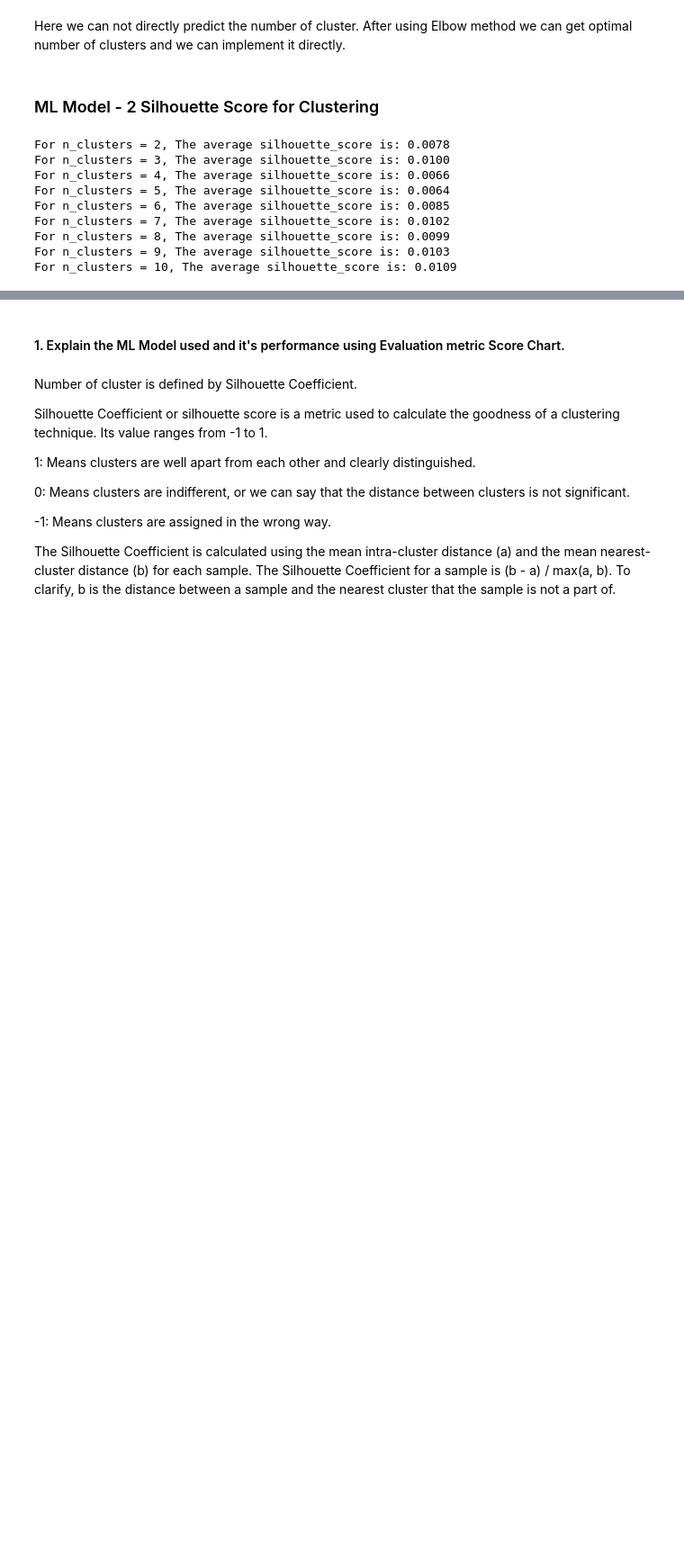
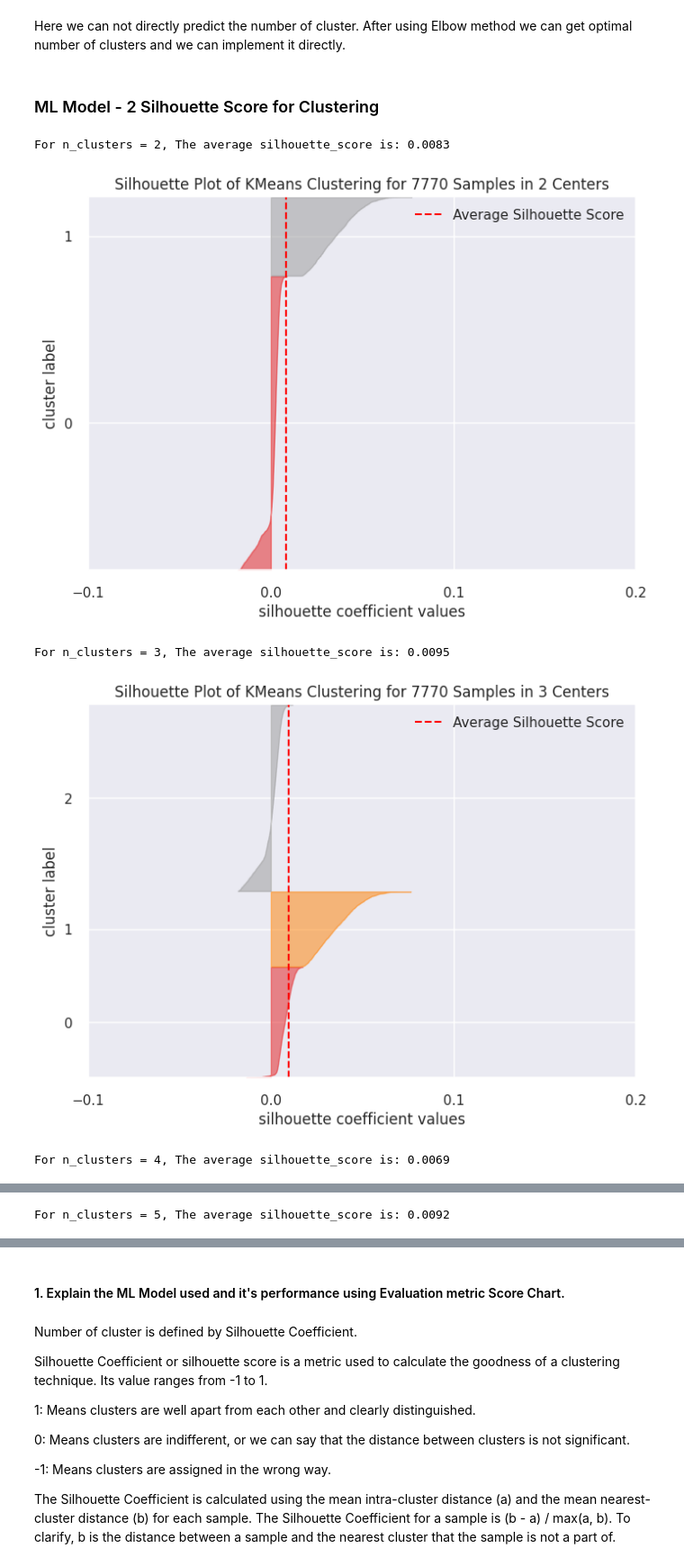
Before and after one commit to vibha-sanghani/Unsupervised-ML--Netflix-Movies-and-TV-Shows-Clustering, a Jupyter notebook: Netflix_Movies_Tv_Shows_(Unsupervised_Clustering).ipynb, the cells around one changed output, grey strips where cells are left out. Shown at 90% size. Saved outputs shown, nothing was run; the diff lists cells and outputs as text; code cells hidden in the pictures; blank space fills up the shorter version.

```diff
--- a/Netflix_Movies_Tv_Shows_(Unsupervised_Clustering).ipynb
+++ b/Netflix_Movies_Tv_Shows_(Unsupervised_Clustering).ipynb
@@ -1411,26 +1409,27 @@ Here we can not directly predict the number of cluster. After using Elbow method
 # %% [markdown]
 ### ML Model - 2 Silhouette Score for Clustering
 # %%
-# ML Model - 3 Implementation
+# ML Model - 2 Implementation
 # Finding optimal number of clusters using the Silhouette Score
-for n_clusters in range(2, 11):
-    km = KMeans(n_clusters=n_clusters, init = 'k-means++',random_state=32)
+for n_clusters in range(2, 15):
+    km = KMeans(n_clusters=n_clusters, init = 'k-means++',random_state=51)
     km.fit(X)
     cluster_labels = km.fit_predict(X)
     centers = km.cluster_centers_
     score = silhouette_score(X, cluster_labels)
     print(f"For n_clusters = {n_clusters}, The average silhouette_score is: {score:.4f}")
 
-# Fit the Algorithm
+    # Generate Silhouette Plots for Each Clusters
+    # Instantiate the clustering model and visualizer
+    Visualizer = SilhouetteVisualizer(km)
 
-# Predict on the model
+    # Fit the training data to the visualizer
+    Visualizer.fit(X)
+    # Visualizer.poof()
+    Visualizer.show()
 # %% [output]
-For n_clusters = 2, The average silhouette_score is: 0.0078
-For n_clusters = 3, The average silhouette_score is: 0.0100
-For n_clusters = 4, The average silhouette_score is: 0.0066
-For n_clusters = 5, The average silhouette_score is: 0.0064
-For n_clusters = 6, The average silhouette_score is: 0.0085
-For n_clusters = 7, The average silhouette_score is: 0.0102
-For n_clusters = 8, The average silhouette_score is: 0.0099
-For n_clusters = 9, The average silhouette_score is: 0.0103
-For n_clusters = 10, The average silhouette_score is: 0.0109
+For n_clusters = 2, The average silhouette_score is: 0.0083
+[figure, added]
+For n_clusters = 3, The average silhouette_score is: 0.0095
+[figure, added]
+For n_clusters = 4, The average silhouette_score is: 0.0069
@@ -1436,0 +1437 @@ For n_clusters = 10, The average silhouette_score is: 0.0109
+For n_clusters = 5, The average silhouette_score is: 0.0092
```
Also changed, not shown: parts of 30 cells of this notebook.
